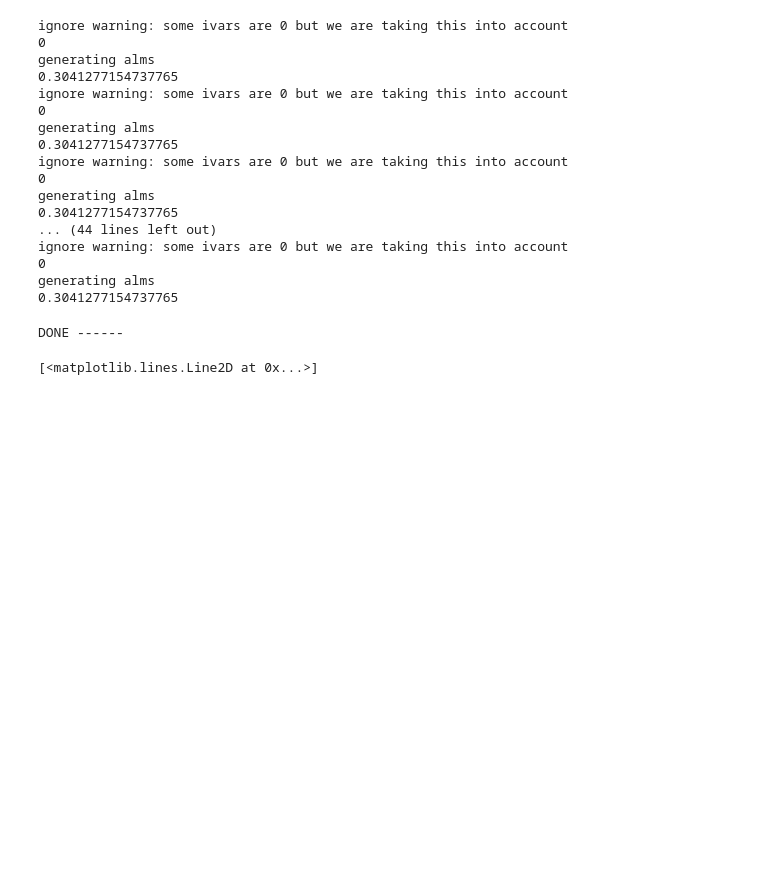
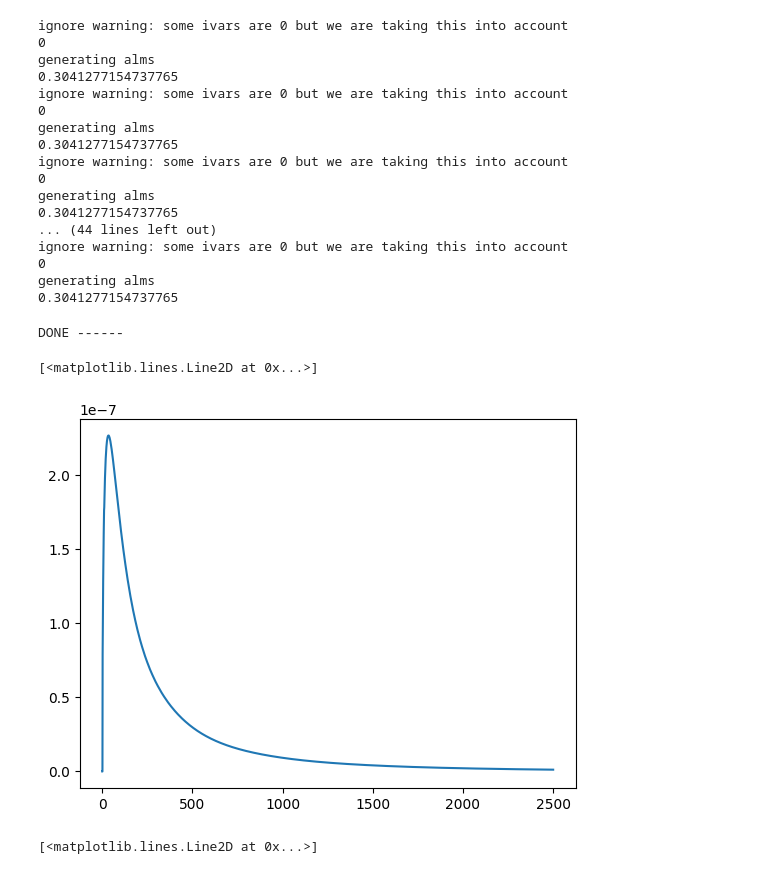
Before and after one commit to mgatti29/CMB_lensing_SBI, a Jupyter notebook: Notebooks/SBI_pipeline_CMB_lensing.ipynb, the cells around one changed output. Drawn from its saved outputs; the diff is of its cells as text; code cells hidden in the pictures; blank space fills up the shorter version.

```diff
--- a/Notebooks/SBI_pipeline_CMB_lensing.ipynb
+++ b/Notebooks/SBI_pipeline_CMB_lensing.ipynb
@@ -742,6 +1064,13 @@ ignore warning: some ivars are 0 but we are taking this into account
 generating alms
 0.3041277154737765
 DONE ------
+# %%
+ell_ = np.arange(len(lensing_cls['pp']))  # Define ell array for the power spectrum
+kappa_cmb = lensing_cls['pp'] * (ell_ * (ell_ + 1) / 2)**2
+plt.plot(kappa_cmb)
+# %% [output]
+[<matplotlib.lines.Line2D at 0x...>]
+[figure, added]
 # %%
 plt.plot(hp.alm2cl(k_alms[0].astype('complex128')))
 # %% [output]
```
Also changed, not shown: parts of 30 cells of this notebook.
